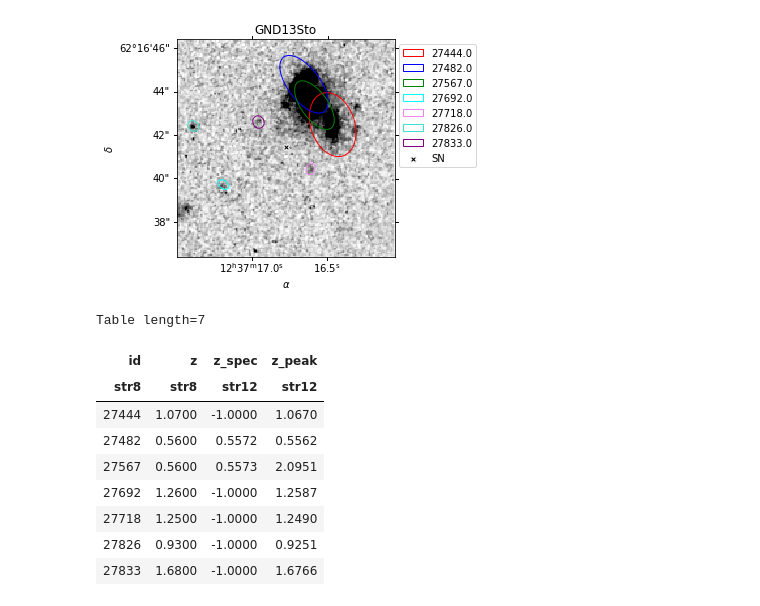
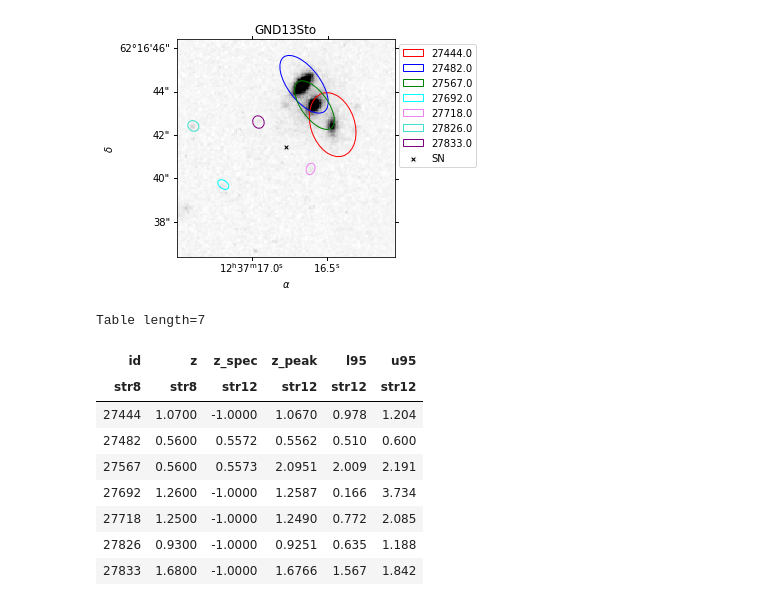
Before and after one commit to koconnor4/galaxy_catalogs, a Jupyter notebook: host_hists/candels/GND13Sto.ipynb, the cells around one changed output. Saved outputs shown, nothing was run; the diff lists cells and outputs as text; code cells hidden in the pictures.

```diff
--- a/host_hists/candels/GND13Sto.ipynb
+++ b/host_hists/candels/GND13Sto.ipynb
@@ -56,46 +41,46 @@ host = GND13Sto[1][2]
 # %%
 nick = GND13Sto[1][0]['name']
 # the SN skycoord location
 sn_loc = SkyCoord(GND13Sto[1][0]['RA'],GND13Sto[1][0]['DEC'],unit = (u.hourangle,u.deg))
 
 
 # updating the surveys
 update_near = update_galaxy_survey.update_survey(nearby)
 update_host = update_galaxy_survey.update_survey(host[0])
 
 # renaming for clarity
 nearby = update_near
 host = [update_host,host[1],host[2]]
 
 # getting list of the ids, elliptical parameters for each nearby for this SN
 ids = [i for i in nearby.mass[nearby.ids]]
 nearby_coords = [i for i in nearby.gal_skycoords()]
 a_ellipse = [np.float(i) for i in nearby.photom[nearby.a_ellip]]
 b_ellipse = [np.float(i) for i in nearby.photom[nearby.b_ellip]]
 theta_ellipse = [np.float(i) for i in nearby.photom[nearby.theta_ellip]]
 gal_sources = [nearby.source]*len(nearby.photom)
 
 # 5 element list, each element another x element list for a given SN with the x candidate parameters.
 possible_hosts = [nearby_coords, a_ellipse, b_ellipse, theta_ellipse,ids,gal_sources]
 
 # the ellipse 2nd argument wants a list with the x candidate parameters all together
 # ie not [[all coords], [all a], [all b], [all theta]] rather [[coords,a,b,theta],...]
 possible_hosts = list(zip(possible_hosts[0],possible_hosts[1],possible_hosts[2],possible_hosts[3],possible_hosts[4],possible_hosts[5]))
 
-ellipse(nick.lower()+'10x10.fits',possible_hosts,sn_loc,title=nick,save=False,show=True,diverging=False,logscale=False,val_min = -.012,val_max = .03 )
+ellipse(nick.lower()+'10x10.fits',possible_hosts,sn_loc,title=nick,save=False,show=True,diverging=False,logscale=False,val_min = -.012,val_max = .15 )
 # %% [output]
-[figure, old version]
+[figure, new version]
 # %%
 from astropy.table import hstack
-hstack([nearby.mass[nearby.ids,nearby.redshift_names],nearby.physpar[nearby.zspec,nearby.zphot]])
+hstack([nearby.mass[nearby.ids,nearby.redshift_names],nearby.physpar[nearby.zspec,nearby.zphot,nearby.dz_l95,nearby.dz_u95]])
 # %% [output]
 Table length=7
-| id | z | z_spec | z_peak |
-| str8 | str8 | str12 | str12 |
-| 27444 | 1.0700 | -1.0000 | 1.0670 |
-| 27482 | 0.5600 | 0.5572 | 0.5562 |
-| 27567 | 0.5600 | 0.5573 | 2.0951 |
-| 27692 | 1.2600 | -1.0000 | 1.2587 |
-| 27718 | 1.2500 | -1.0000 | 1.2490 |
-| 27826 | 0.9300 | -1.0000 | 0.9251 |
-| 27833 | 1.6800 | -1.0000 | 1.6766 |
+| id | z | z_spec | z_peak | l95 | u95 |
+| str8 | str8 | str12 | str12 | str12 | str12 |
+| 27444 | 1.0700 | -1.0000 | 1.0670 | 0.978 | 1.204 |
+| 27482 | 0.5600 | 0.5572 | 0.5562 | 0.510 | 0.600 |
+| 27567 | 0.5600 | 0.5573 | 2.0951 | 2.009 | 2.191 |
+| 27692 | 1.2600 | -1.0000 | 1.2587 | 0.166 | 3.734 |
+| 27718 | 1.2500 | -1.0000 | 1.2490 | 0.772 | 2.085 |
+| 27826 | 0.9300 | -1.0000 | 0.9251 | 0.635 | 1.188 |
+| 27833 | 1.6800 | -1.0000 | 1.6766 | 1.567 | 1.842 |
```
Also changed, not shown: parts of 3 cells of this notebook, 3 other files.
